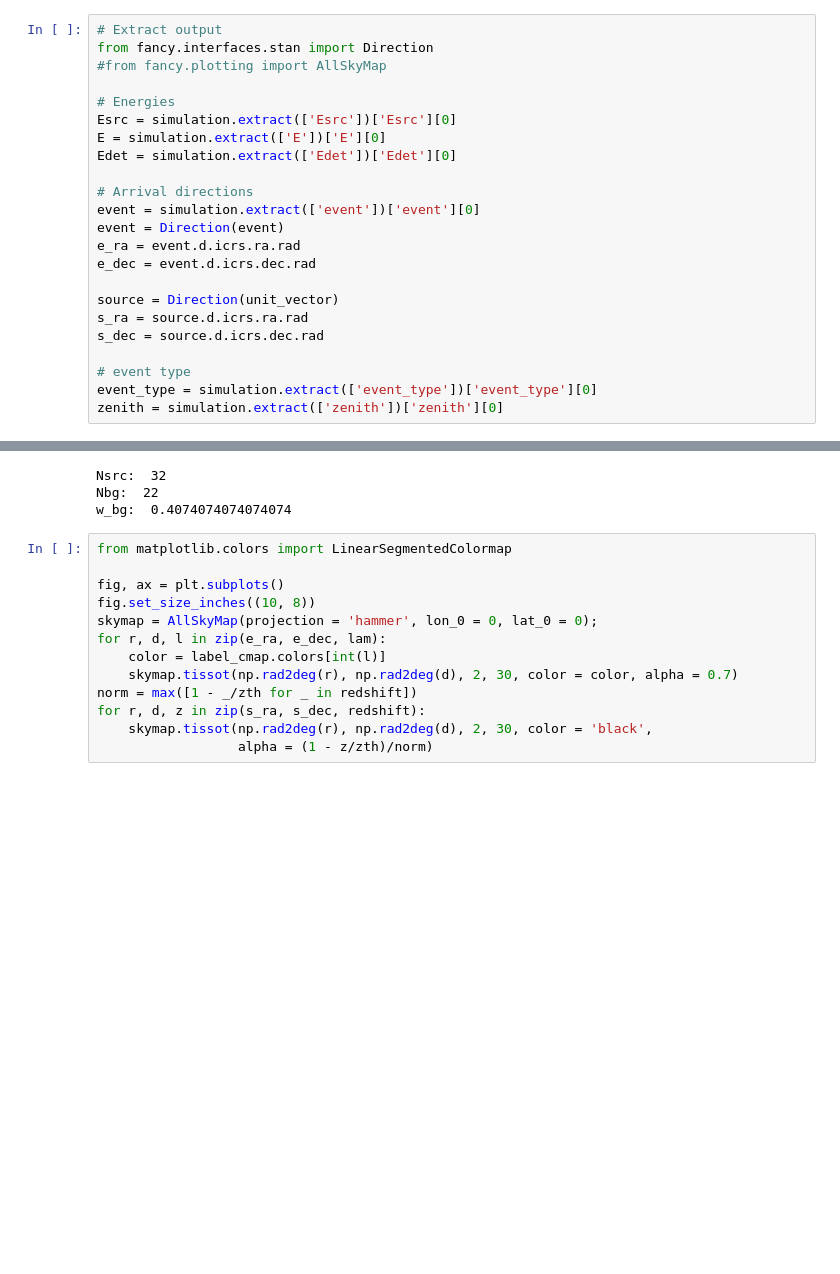
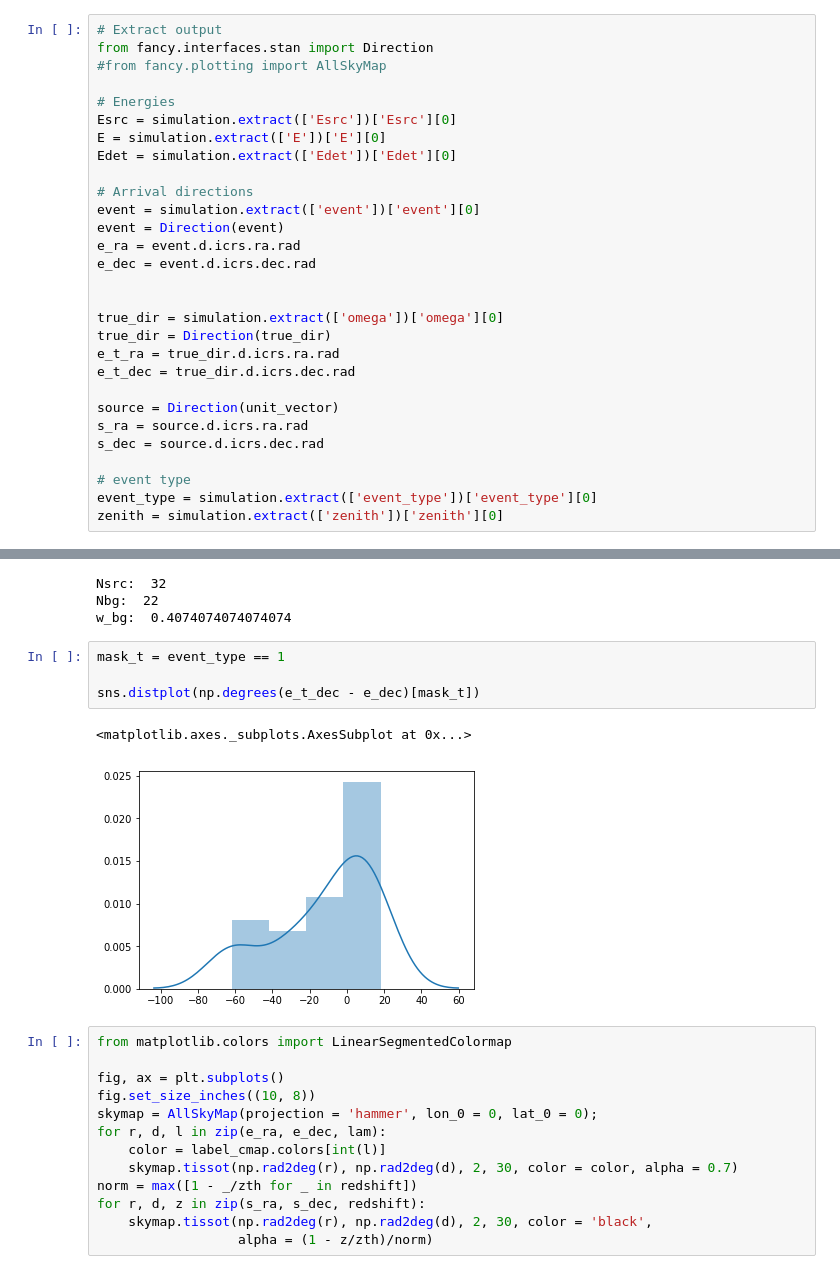
Before and after one commit to specktakel/hierarchical_nu, a Jupyter notebook: dev/statistical_model/4_tracks_and_cascades/tracks_and_cascades.ipynb, the cells around one changed output, grey strips where cells are left out. Saved outputs shown, nothing was run; the diff lists cells and outputs as text; blank space fills up the shorter version.

```diff
--- a/dev/statistical_model/4_tracks_and_cascades/tracks_and_cascades.ipynb
+++ b/dev/statistical_model/4_tracks_and_cascades/tracks_and_cascades.ipynb
@@ -214,6 +223,12 @@ event = Direction(event)
 e_ra = event.d.icrs.ra.rad
 e_dec = event.d.icrs.dec.rad
 
+
+true_dir = simulation.extract(['omega'])['omega'][0]
+true_dir = Direction(true_dir)
+e_t_ra = true_dir.d.icrs.ra.rad
+e_t_dec = true_dir.d.icrs.dec.rad
+
 source = Direction(unit_vector)
 s_ra = source.d.icrs.ra.rad
 s_dec = source.d.icrs.dec.rad
@@ -237,6 +256,13 @@ print('w_bg: ', Nbg / (Nbg+Nsrc))
 Nsrc:  32
 Nbg:  22
 w_bg:  0.4074074074074074
+# %%
+mask_t = event_type == 1
+
+sns.distplot(np.degrees(e_t_dec - e_dec)[mask_t])
+# %% [output]
+<matplotlib.axes._subplots.AxesSubplot at 0x...>
+[figure, added]
 # %%
 from matplotlib.colors import LinearSegmentedColormap
 
```
Also changed, not shown: parts of 10 cells of this notebook, 3 other files.
